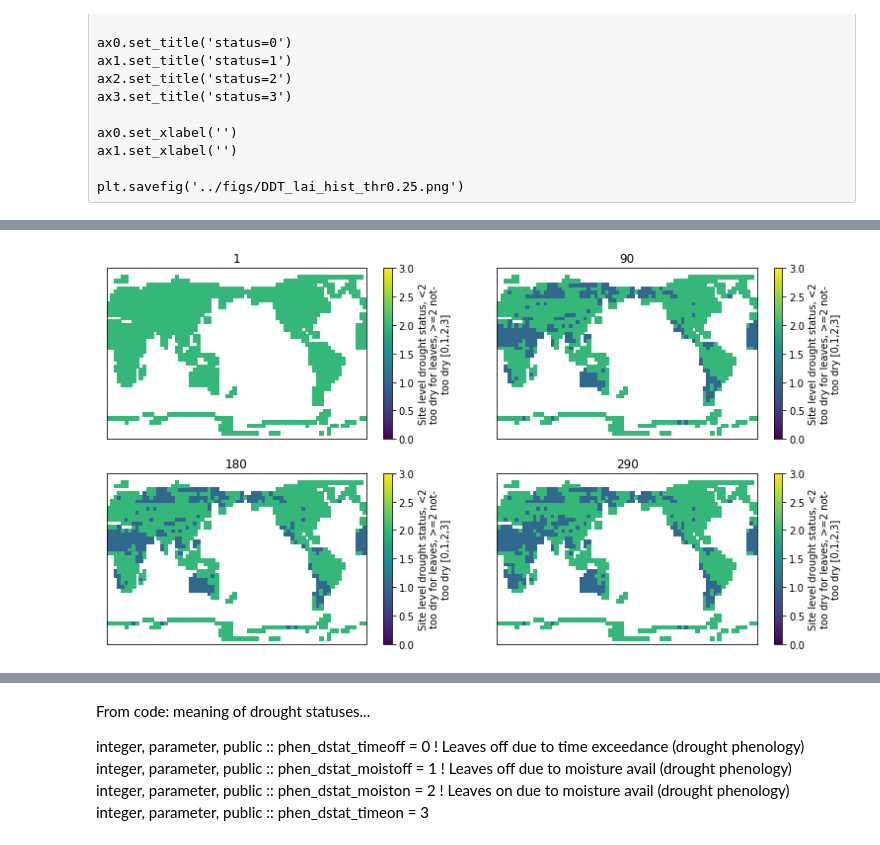
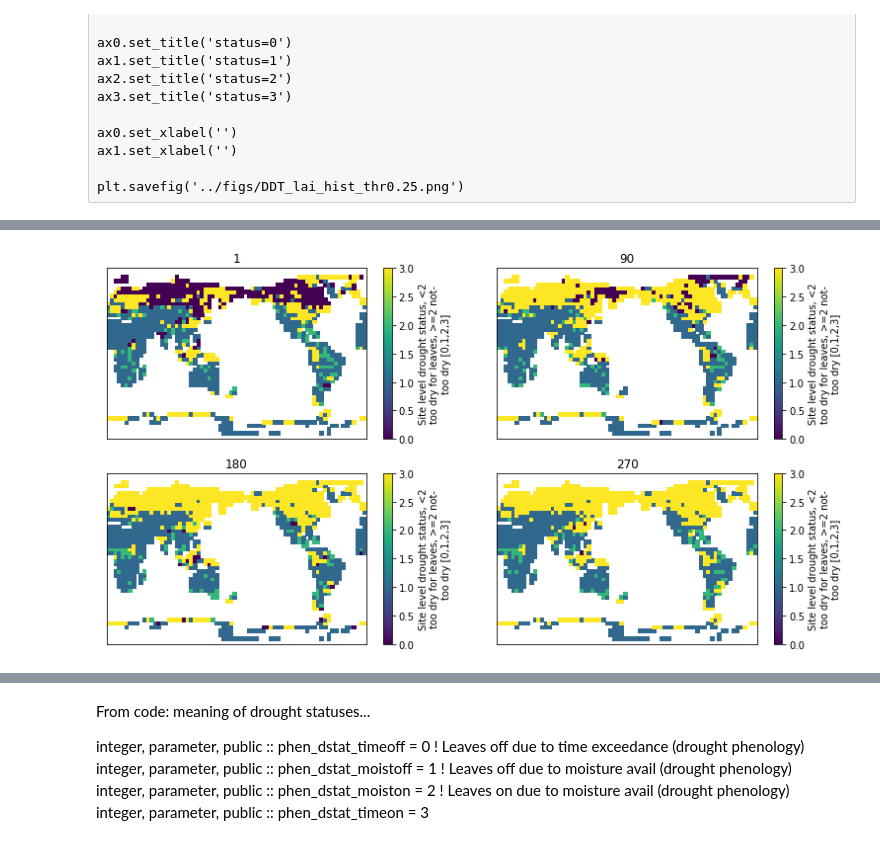
Before and after one commit to rosiealice/global_pft_scripts, a Jupyter notebook: analysis_scripts/FATES_singlepft_DDT.ipynb, the cells around one changed output, grey strips where cells are left out. Saved outputs shown, nothing was run; the diff lists cells and outputs as text; code cells hidden in the pictures.

Commit message:
matlab scripts and figures

```diff
--- a/analysis_scripts/FATES_singlepft_DDT.ipynb
+++ b/analysis_scripts/FATES_singlepft_DDT.ipynb
@@ -23,7 +23,10 @@ import os.path
 # %% [markdown]
 Then we choose which simulations to use...
 # %%
-runs = ['fates_DDT_singlepft','fates_DDT_singlepft_thr0.25','fates_DDT_singlepft_thr0.25_FFoff90','clm5-fates_DDT_LL_PT_HW_WN']
+runs = ['fates_DDT_singlepft','fates_DDT_singlepft_thr0.25','fates_DDT_singlepft_thr0.25_FFoff90',\
+        'fates_DDT_singlepft_thr0.25_FFoff90_dlo' ,'fates_DDT_singlepft_thr0.25_FFoff90_dlo_term'\
+       ,'fates_DDT_singlepft_thr0.25_FFoff90_dlo_morestore','fates_DDT_singlepft_thr0.25_FFoff90_dlo_morestore_dbuffer',\
+       'fates_DDT_singlepft_thr0.25_FFoff90_dlo_evenmorestore_dbuffer']
 # %% [markdown]
 Then we make an ugly list of variables to ignore (the files being large)
 
@@ -55,8 +58,7 @@ drop={'ACTUAL_IMMOB','ATM_TOPO','BCDEP','BTRAN','CBALANCE_ERROR_BGC','CBALANCE_E
 Read data from the archive: (but only the first couple of years for the sake of the aforementioned slowness)
 # %%
 scratch = '/glade/scratch/rfisher/'
-yr='.clm2.h0.0001-01-01-00000.nc'
-#yr='.clm2.h0.0002-01-01-00000.nc'
+yr='.clm2.h0.0010-01-01-00000.nc'
 # %%
 run = runs[0]
 arc = scratch + 'archive/' + run + '/lnd/hist/'
@@ -173,18 +565,17 @@ plt.savefig('../figs/DDT_TLAI_thr0.25.png')
 # %%
-
 plt.rcParams['figure.figsize'] = [13, 7]
 fig,([ax0, ax1],[ax2,ax3]) = plt.subplots(ncols=2, nrows=2)
-t=ds0.SITE_COLD_STATUS.sizes['time']-365
+t=ds4.SITE_COLD_STATUS.sizes['time']-365
 
-plt1=ds2.TLAI[t+1,:,:].plot(ax=ax0)
-plt2=ds2.TLAI[t+90,:,:].plot(ax=ax1)
-plt3=ds2.TLAI[t+180,:,:].plot(ax=ax2)
-plt4=ds2.TLAI[t+305,:,:].plot(ax=ax3)
+plt1=ds7.TLAI[t+1,:,:].plot(ax=ax0)
+plt2=ds7.TLAI[t+90,:,:].plot(ax=ax1)
+plt3=ds7.TLAI[t+180,:,:].plot(ax=ax2)
+plt4=ds7.TLAI[t+270,:,:].plot(ax=ax3)
 
 ax0.set_title('1')
 ax1.set_title('90')
 ax2.set_title('180')
-ax3.set_title('290')
+ax3.set_title('270')
 
 ax0.get_xaxis().set_visible(False)
 ax0.get_yaxis().set_visible(False)
@@ -195,10 +586,10 @@ ax2.get_yaxis().set_visible(False)
 ax3.get_xaxis().set_visible(False)
 ax3.get_yaxis().set_visible(False)
 
-plt1.set_clim(0, 1)
-plt2.set_clim(0, 1)
-plt3.set_clim(0, 1)
-plt4.set_clim(0, 1)
+plt1.set_clim(0, 8)
+plt2.set_clim(0, 8)
+plt3.set_clim(0, 8)
+plt4.set_clim(0, 8)
 
-plt.savefig('../figs/DDT_TLAI_FFoff90.png')
+plt.savefig('../figs/DDT_TLAI_dlo_evenmorestore_dbuffer.png')
 # %% [output]
@@ -263,32 +932,32 @@ plt.savefig('../figs/DDT_lai_hist_FF90off.png')
 # %%
 plt.rcParams['figure.figsize'] = [13, 7]
 fig,([ax0, ax1],[ax2,ax3]) = plt.subplots(ncols=2, nrows=2)
-t=ds0.SITE_COLD_STATUS.sizes['time']-365
+t=ds4.SITE_COLD_STATUS.sizes['time']-365
 
-plt1=ds0.SITE_DROUGHT_STATUS[t+1,:,:].plot(ax=ax0)
-plt2=ds0.SITE_DROUGHT_STATUS[t+90,:,:].plot(ax=ax1)
-plt3=ds0.SITE_DROUGHT_STATUS[t+180,:,:].plot(ax=ax2)
-plt4=ds0.SITE_DROUGHT_STATUS[t+305,:,:].plot(ax=ax3)
+plt1=ds7.SITE_DROUGHT_STATUS[t+1,:,:].plot(ax=ax0)
+plt2=ds7.SITE_DROUGHT_STATUS[t+90,:,:].plot(ax=ax1)
+plt3=ds7.SITE_DROUGHT_STATUS[t+180,:,:].plot(ax=ax2)
+plt4=ds7.SITE_DROUGHT_STATUS[t+270,:,:].plot(ax=ax3)
 
 ax0.set_title('1')
 ax1.set_title('90')
 ax2.set_title('180')
-ax3.set_title('290')
+ax3.set_title('270')
 
 ax0.get_xaxis().set_visible(False)
 ax0.get_yaxis().set_visible(False)
 ax1.get_xaxis().set_visible(False)
 ax1.get_yaxis().set_visible(False)
 ax2.get_xaxis().set_visible(False)
 ax2.get_yaxis().set_visible(False)
 ax3.get_xaxis().set_visible(False)
 ax3.get_yaxis().set_visible(False)
 
 plt1.set_clim(0, 3)
 plt2.set_clim(0, 3)
 plt3.set_clim(0, 3)
 plt4.set_clim(0, 3)
 
-plt.savefig('../figs/DDT_status_def.png')
+plt.savefig('../figs/DDT_status_th0.25_dlo_evenmorestore.png')
 # %% [output]
-[figure, old version]
+[figure, new version]
```
Also changed, not shown: parts of 58 cells of this notebook, 8 other files.
